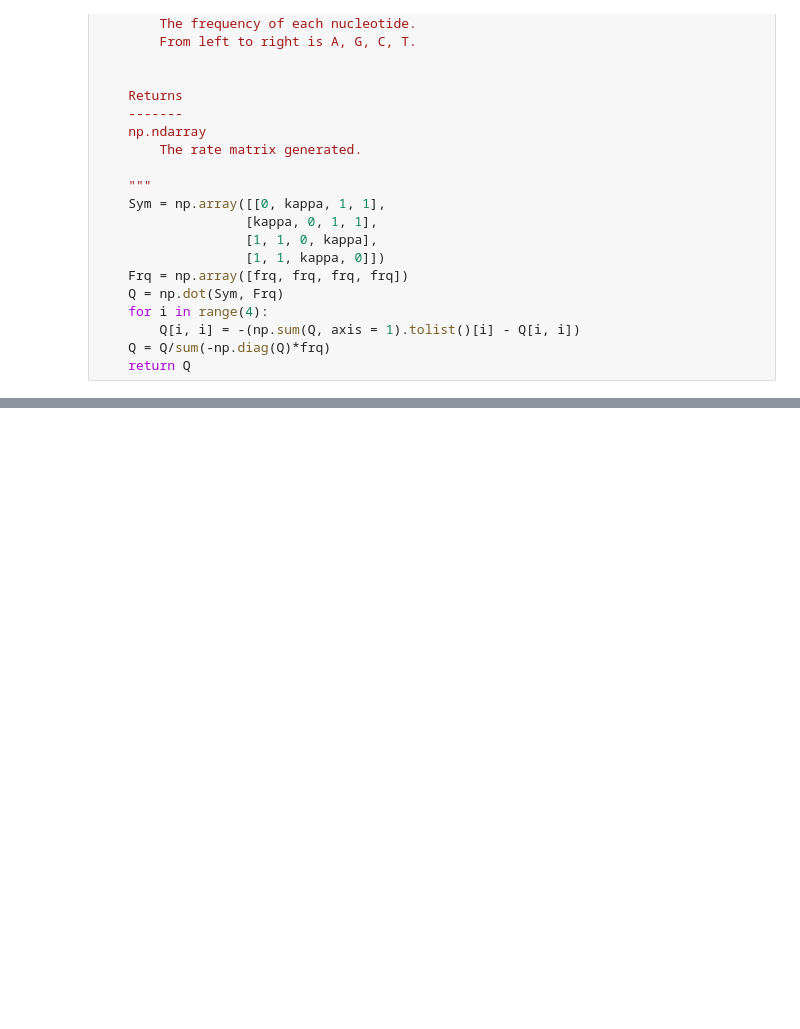
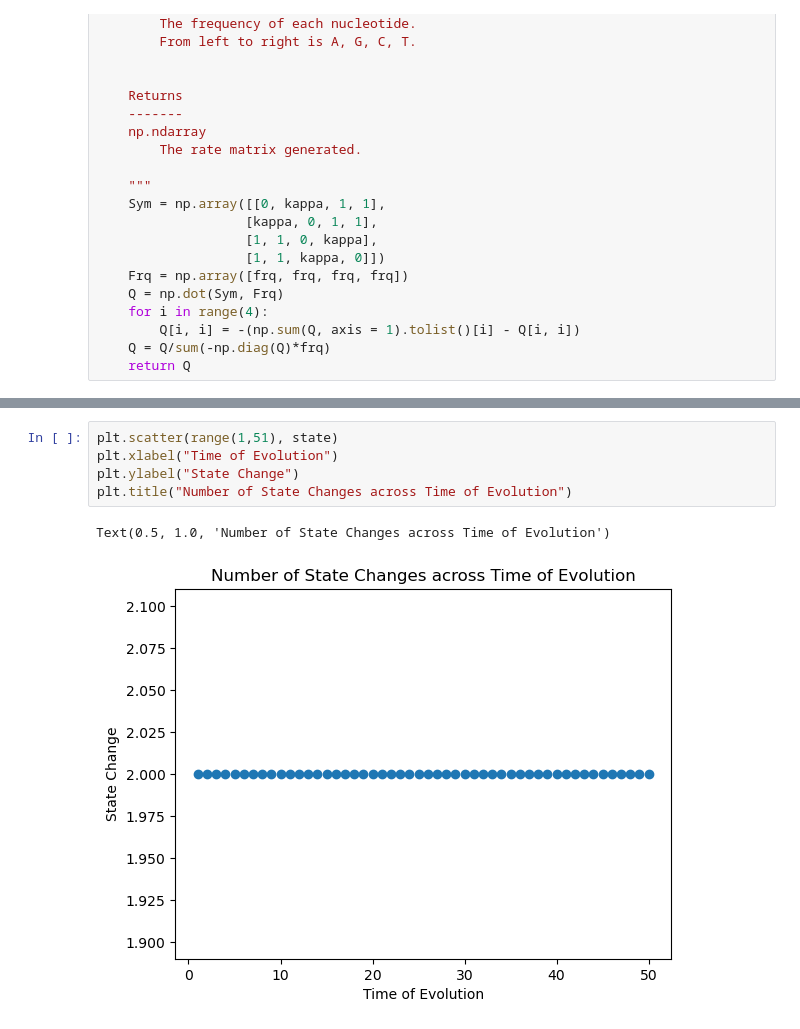
Before and after one commit to APC524-F2023/Endpoint-conditioned-Markov-continuous-chains-on-a-finite-state-space, a Jupyter notebook: example.ipynb, the cells around one changed output, grey strips where cells are left out. Cells and saved outputs as stored; diff of their text form; blank space fills up the shorter version.

```diff
--- a/example.ipynb
+++ b/example.ipynb
@@ -61,0 +64,8 @@ TypeError: list.append() takes exactly one argument (2 given)
+# %%
+plt.scatter(range(1,51), state)
+plt.xlabel("Time of Evolution")
+plt.ylabel("State Change")
+plt.title("Number of State Changes across Time of Evolution")
+# %% [output]
+Text(0.5, 1.0, 'Number of State Changes across Time of Evolution')
+[figure, added]
```
Also changed, not shown: parts of 15 cells of this notebook.
